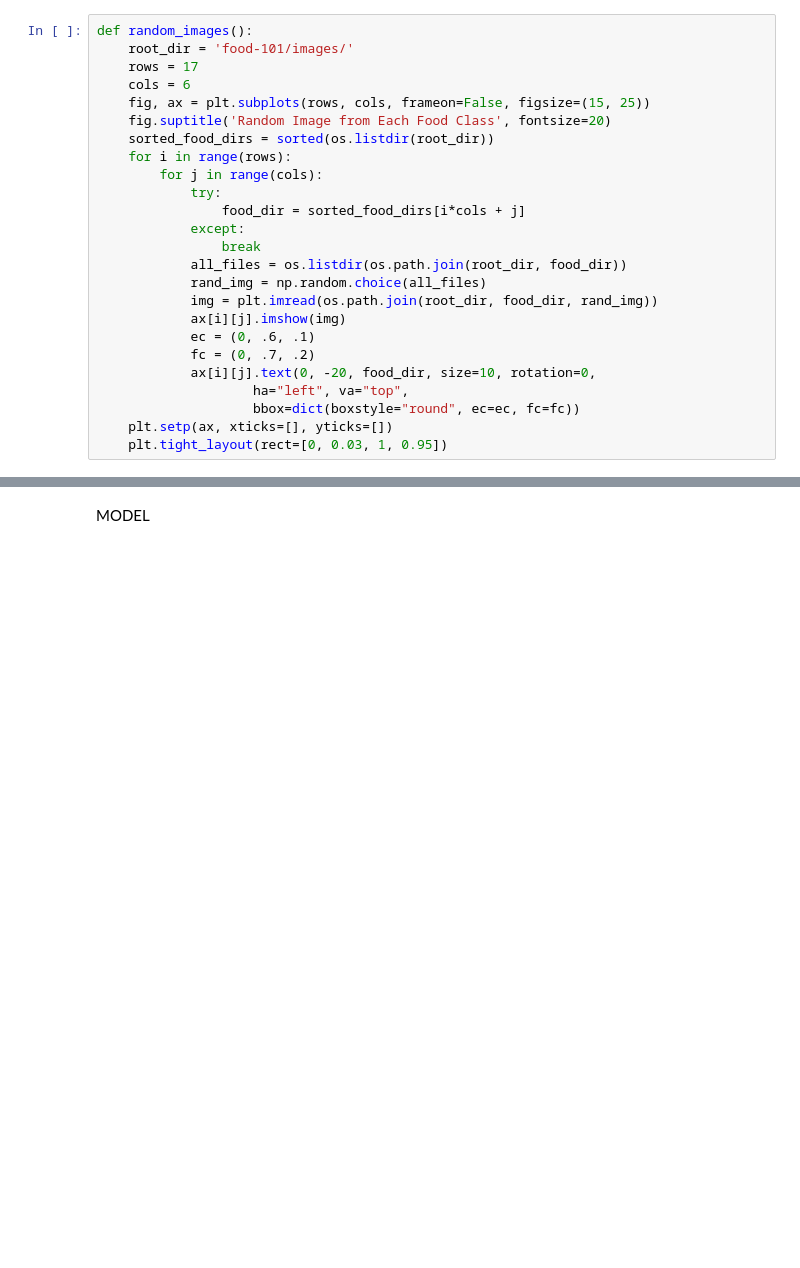
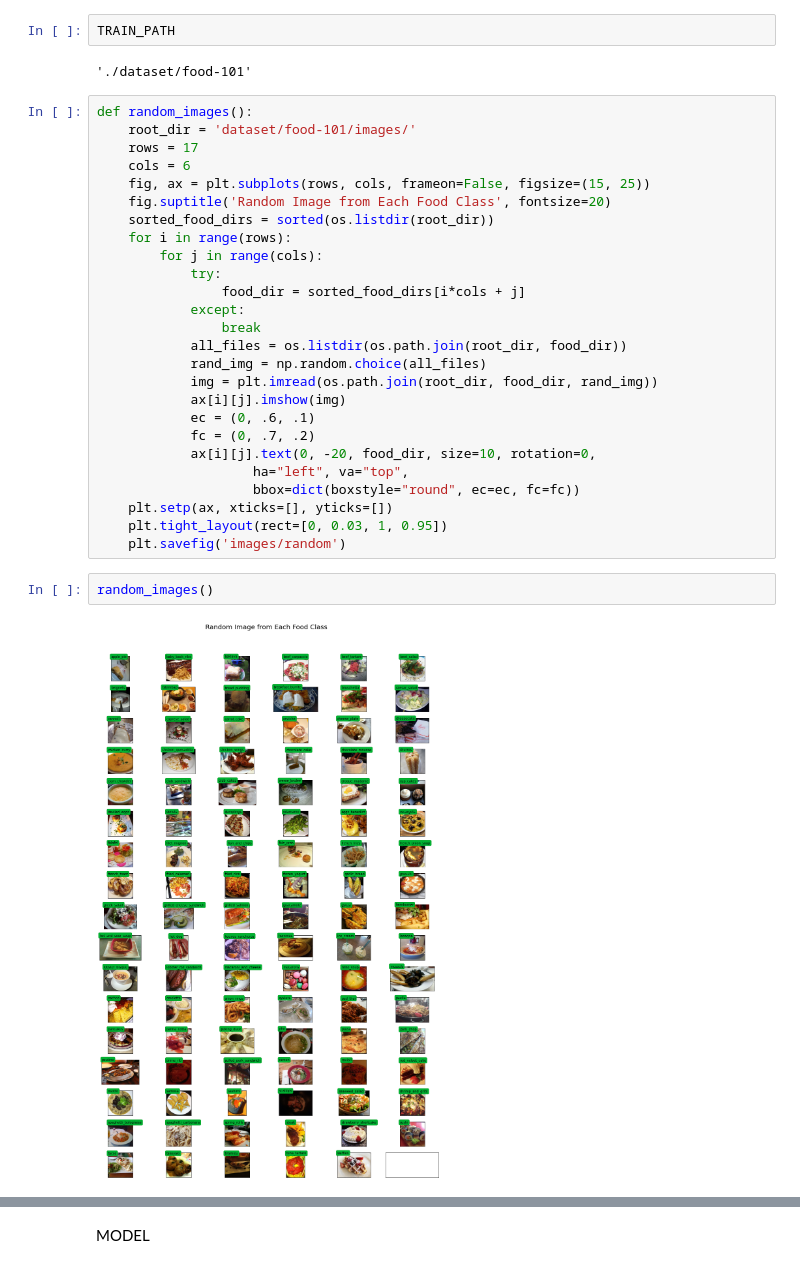
Before and after one commit to elahe-dastan/ANN_Master_AUT, a Jupyter notebook: HW4/CNN.ipynb, the cells around one changed output, grey strips where cells are left out. Cells and saved outputs as stored; diff of their text form; blank space fills up the shorter version.

Commit message:
train

```diff
--- a/HW4/CNN.ipynb
+++ b/HW4/CNN.ipynb
@@ -5,6 +23,10 @@ import torch.nn as nn
+# %%
+TRAIN_PATH
+# %% [output]
+'./dataset/food-101'
 # %%
 def random_images():
-    root_dir = 'food-101/images/'
+    root_dir = 'dataset/food-101/images/'
     rows = 17
     cols = 6
     fig, ax = plt.subplots(rows, cols, frameon=False, figsize=(15, 25))
@@ -27,3 +49,8 @@ def random_images():
                     bbox=dict(boxstyle="round", ec=ec, fc=fc))
     plt.setp(ax, xticks=[], yticks=[])
     plt.tight_layout(rect=[0, 0.03, 1, 0.95])
+    plt.savefig('images/random')
+# %%
+random_images()
+# %% [output]
+[figure, added]
```
Also changed, not shown: parts of 19 cells of this notebook.
